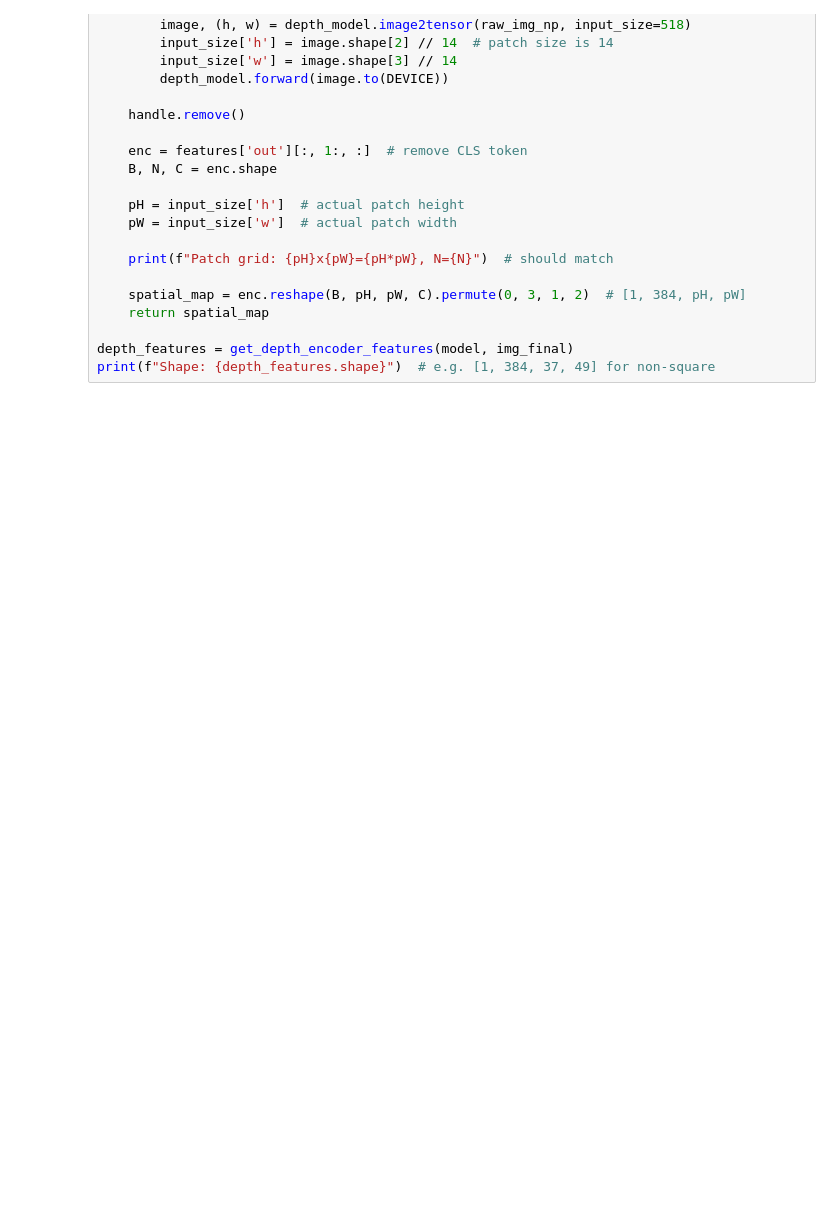
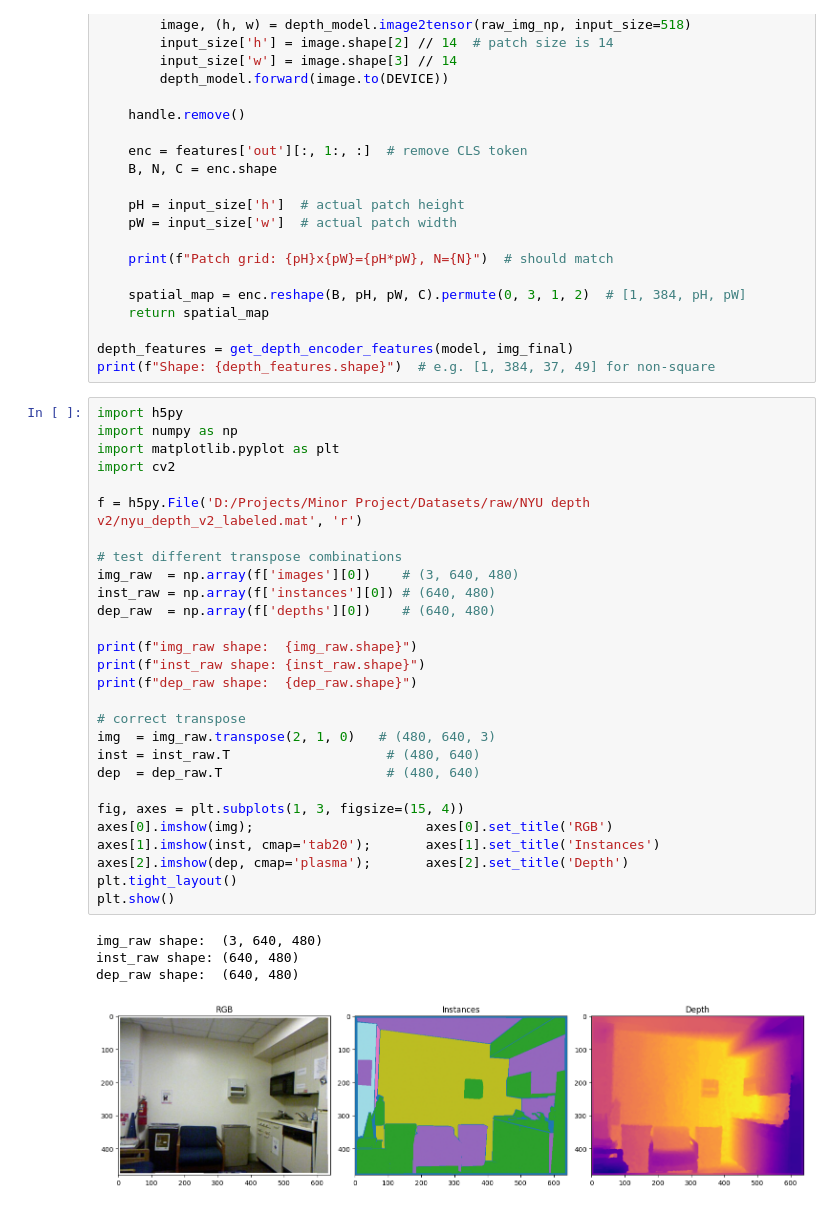
Before and after one commit to Utkristha/MONO-SAM, a Jupyter notebook: Notebook/2_depth(depth anything).ipynb, the cells around one changed output. Cells and saved outputs as stored; diff of their text form; blank space fills up the shorter version.

```diff
--- a/Notebook/2_depth(depth anything).ipynb
+++ b/Notebook/2_depth(depth anything).ipynb
@@ -392,3 +390,36 @@ def get_depth_encoder_features(depth_model, raw_img_np):
 
 depth_features = get_depth_encoder_features(model, img_final)
 print(f"Shape: {depth_features.shape}")  # e.g. [1, 384, 37, 49] for non-square
+# %%
+import h5py
+import numpy as np
+import matplotlib.pyplot as plt
+import cv2
+
+f = h5py.File('D:/Projects/Minor Project/Datasets/raw/NYU depth v2/nyu_depth_v2_labeled.mat', 'r')
+
+# test different transpose combinations
+img_raw  = np.array(f['images'][0])    # (3, 640, 480)
+inst_raw = np.array(f['instances'][0]) # (640, 480)
+dep_raw  = np.array(f['depths'][0])    # (640, 480)
+
+print(f"img_raw shape:  {img_raw.shape}")
+print(f"inst_raw shape: {inst_raw.shape}")
+print(f"dep_raw shape:  {dep_raw.shape}")
+
+# correct transpose
+img  = img_raw.transpose(2, 1, 0)   # (480, 640, 3)
+inst = inst_raw.T                    # (480, 640)
+dep  = dep_raw.T                     # (480, 640)
+
+fig, axes = plt.subplots(1, 3, figsize=(15, 4))
+axes[0].imshow(img);                      axes[0].set_title('RGB')
+axes[1].imshow(inst, cmap='tab20');       axes[1].set_title('Instances')
+axes[2].imshow(dep, cmap='plasma');       axes[2].set_title('Depth')
+plt.tight_layout()
+plt.show()
+# %% [output]
+img_raw shape:  (3, 640, 480)
+inst_raw shape: (640, 480)
+dep_raw shape:  (640, 480)
+[figure, added]
```
Also changed, not shown: parts of 11 cells of this notebook, 9 other files.
